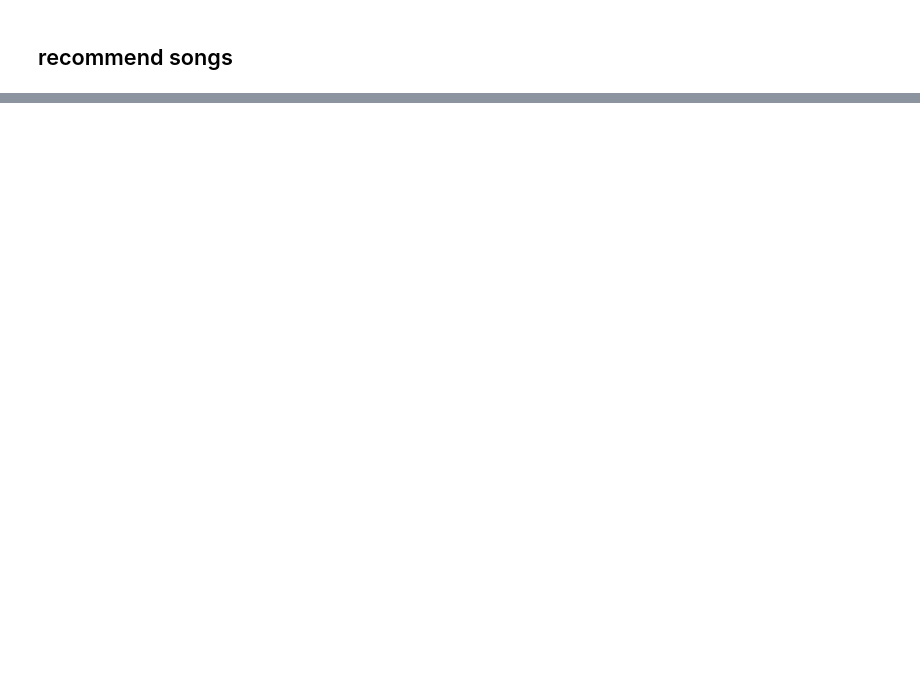
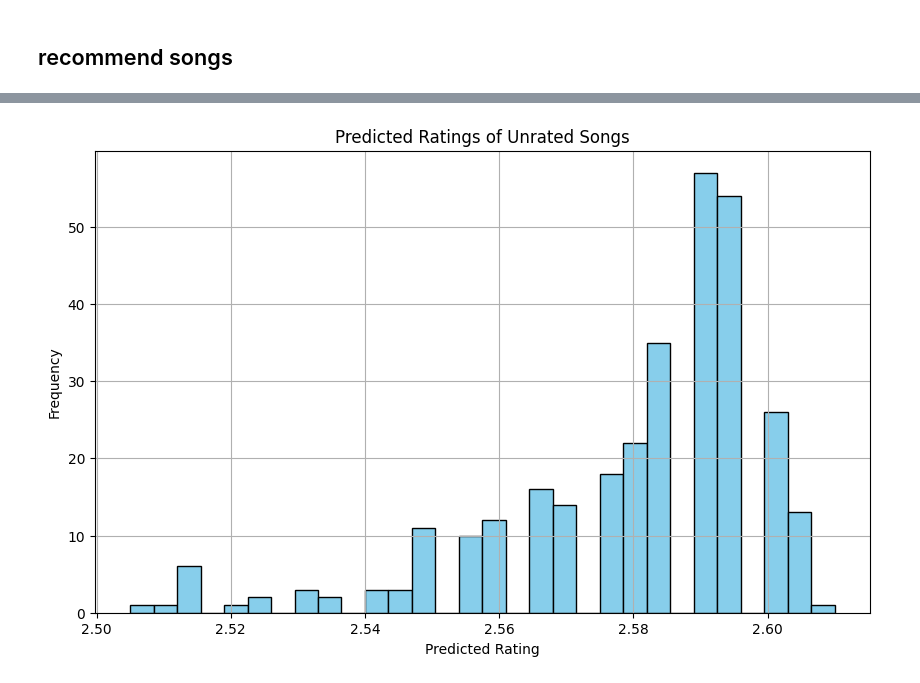
Before and after one commit to brimell/spicetify-star-ratings, a Jupyter notebook: ai/analysis.ipynb, the cells around one changed output, grey strips where cells are left out. Drawn from its saved outputs; the diff is of its cells as text; code cells hidden in the pictures; blank space fills up the shorter version.

```diff
--- a/ai/analysis.ipynb
+++ b/ai/analysis.ipynb
@@ -204,0 +264,34 @@ print(recommended_songs)
+# %%
+# Load data of unrated songs
+unrated_songs = pd.read_csv('unrated.csv')
+
+# Keep a copy of song names, artist, album, and id
+song_data = unrated_songs[["name", "artist", "album", "id"]]
+
+# Preprocess data
+unrated_songs = unrated_songs.dropna()  # Drop rows with missing values
+unrated_songs = pd.get_dummies(unrated_songs.drop(["name", "artist", "album", "id"], axis=1))  # One-hot encode categorical data excluding song data
+
+# Make sure the unrated songs data has the same columns as the training data
+missing_cols = set(X_train.columns) - set(unrated_songs.columns)
+missing_df = pd.DataFrame(0, index=unrated_songs.index, columns=list(missing_cols))
+unrated_songs = pd.concat([unrated_songs, missing_df], axis=1)
+unrated_songs = unrated_songs[X_train.columns]
+
+# Predict ratings of unrated songs
+predicted_ratings = model.predict(unrated_songs)
+
+# Add predicted ratings and song data to unrated songs data
+unrated_songs['predicted_rating'] = predicted_ratings
+unrated_songs = pd.concat([unrated_songs, song_data], axis=1)
+
+# Plot a graph of the predicted ratings
+plt.figure(figsize=(10, 6))
+plt.hist(unrated_songs['predicted_rating'], bins=30, color='skyblue', edgecolor='black')
+plt.title('Predicted Ratings of Unrated Songs')
+plt.xlabel('Predicted Rating')
+plt.ylabel('Frequency')
+plt.grid(True)
+plt.show()
+# %% [output]
+[figure, added]
```
Also changed, not shown: parts of 7 cells of this notebook, 2 other files.
